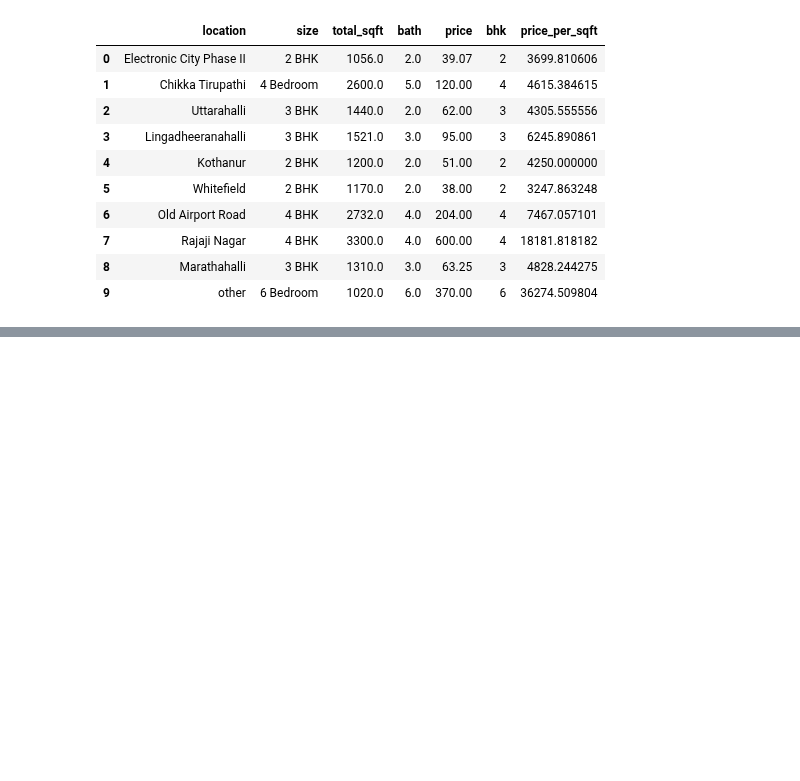
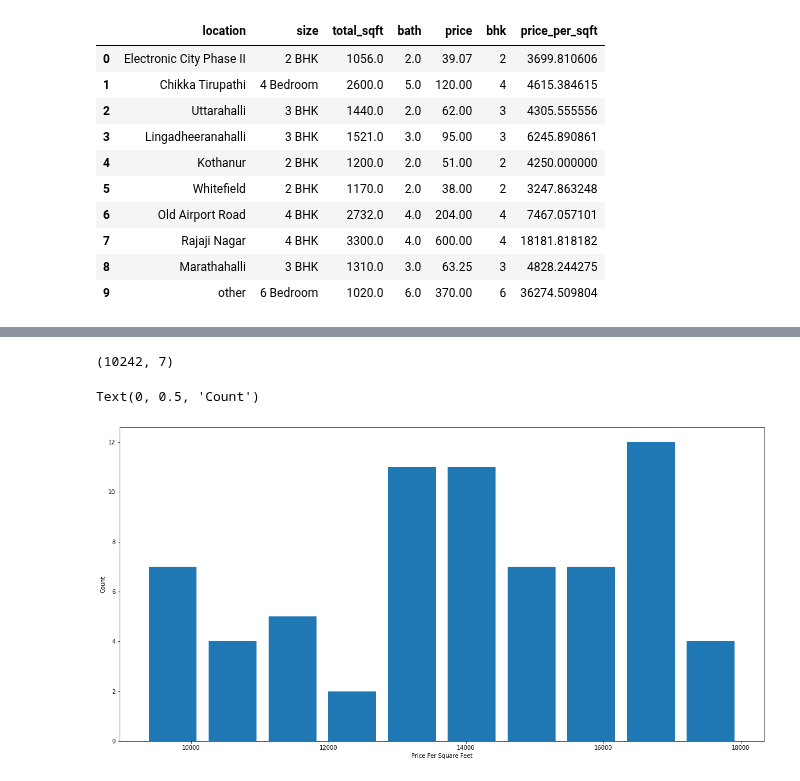
Before and after one commit to satishgunjal/House-Price-Prediction-Project, a Jupyter notebook: Real_Estate_Price_Prediction_Project.ipynb, the cells around one changed output, grey strips where cells are left out. Drawn from its saved outputs; the diff is of its cells as text; code cells hidden in the pictures; blank space fills up the shorter version.

```diff
--- a/Real_Estate_Price_Prediction_Project.ipynb
+++ b/Real_Estate_Price_Prediction_Project.ipynb
@@ -424,0 +490,23 @@ df8.head(10)
+# %%
+# Function to remove outliers using pps(price per sqft)
+def remove_pps_outliers(df):
+    df_out = pd.DataFrame()
+    for key, subdf in df.groupby('location'):
+        mean = np.mean(subdf.price_per_sqft)
+        std = np.std(subdf.price_per_sqft)
+        reduced_df = subdf[(subdf.price_per_sqft>(mean-std)) & (subdf.price_per_sqft<=(mean + std))] # 1 Sigma value i.e 68% of data
+        df_out = pd.concat([df_out,reduced_df],ignore_index=True) # Storing data in 'df_out' dataframe
+    return df_out
+
+df10 = remove_pps_outliers(df9)
+df10.shape
+# %% [output]
+(10242, 7)
+# %%
+# Data visualization for 'price_per_sqft' for location 'Rajaji Nagar' after outlier removal
+plt.hist(df10[df10.location == "Rajaji Nagar"].price_per_sqft,rwidth=0.8)
+plt.xlabel("Price Per Square Feet")
+plt.ylabel("Count")
+# %% [output]
+Text(0, 0.5, 'Count')
+[figure, added]
```
Also changed, not shown: parts of 63 cells of this notebook.
